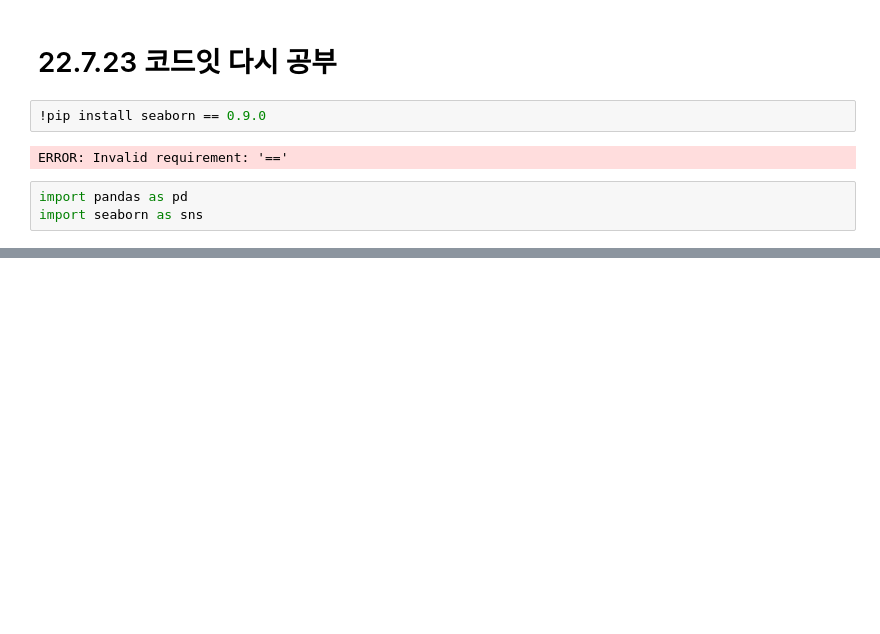
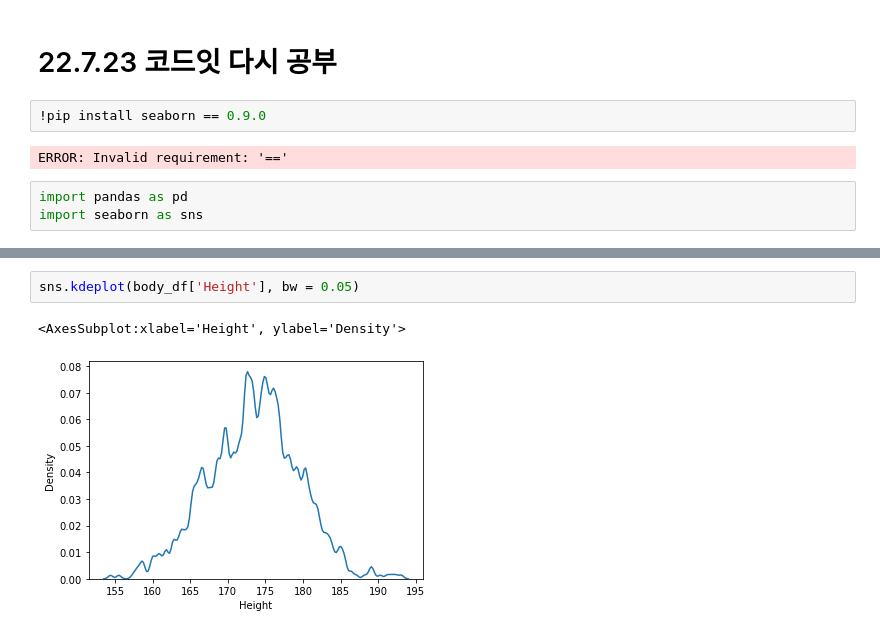
Before and after one commit to jin-kyeom/Python_Project, a Jupyter notebook: 0_Code_Eat_2206/code_eat_test_220723.ipynb, the cells around one changed output, grey strips where cells are left out. Drawn from its saved outputs; the diff is of its cells as text; blank space fills up the shorter version.

```diff
--- a/0_Code_Eat_2206/code_eat_test_220723.ipynb
+++ b/0_Code_Eat_2206/code_eat_test_220723.ipynb
@@ -381,0 +398,5 @@ import seaborn as sns
+# %%
+sns.kdeplot(body_df['Height'], bw = 0.05)
+# %% [output]
+<AxesSubplot:xlabel='Height', ylabel='Density'>
+[figure, added]
```
Also changed, not shown: parts of 43 cells of this notebook, 3 other files.
